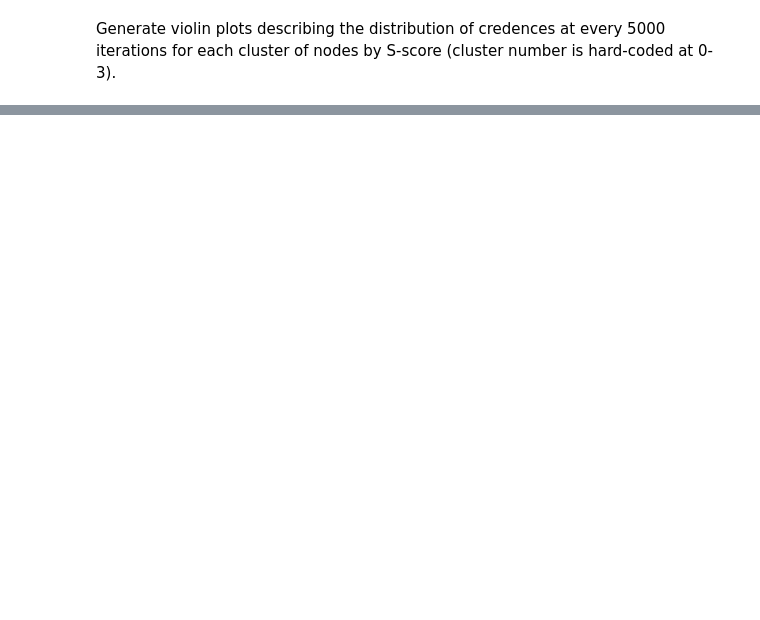
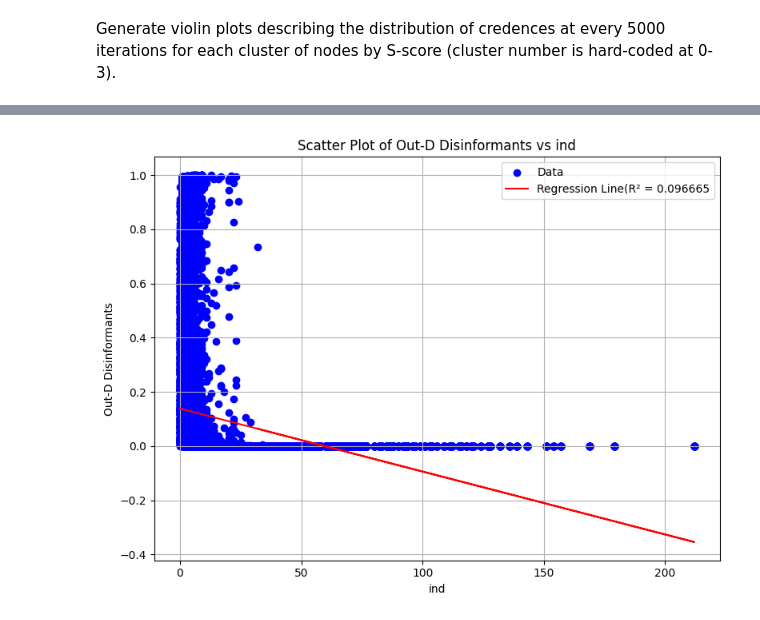
Before and after one commit to marinusferreira/unreliable-nets-analysis, a Jupyter notebook: unreliable-nets-analysis.ipynb, the cells around one changed output, grey strips where cells are left out. Saved outputs shown, nothing was run; the diff lists cells and outputs as text; code cells hidden in the pictures; blank space fills up the shorter version.

```diff
--- a/unreliable-nets-analysis.ipynb
+++ b/unreliable-nets-analysis.ipynb
@@ -231,0 +359,11 @@ for c in range(4):  # For each cluster from 0 to 3
+# %%
+def CentMerge(df):
+	"""
+	Wrapper function for merging a given DataFrame with the centrality scores and accompanying clustering
+	"""
+	output = pd.merge(df.reset_index(), cent_df[['S', 'ind', 'pr', 'S_cluster', 'ind_cluster']].reset_index(), on='gml_id', how='left')
+	output = output.set_index(['seed', 'gml_id', 'trial']).sort_index()
+
+	return output
+# %%
+diff_merged = CentMerge(diff_df)
@@ -231,0 +410,32 @@ for c in range(4):  # For each cluster from 0 to 3
+# %%
+def LRScatter(df, target, predictor):
+	"""
+	Draw a scatter plot of the target values in the provided DataFrame, including the linear regression
+	"""
+
+	# Extract x and y
+	x = df[[predictor]].values.reshape(-1, 1)
+	y = df[target].values
+
+	# Fit regression line
+	X = df[[predictor]]
+	y = df[target]
+	model = LinearRegression().fit(X, y)
+	y_pred = model.predict(X)
+	r2 = r2_score(y, y_pred)
+
+	# Plot
+	plt.figure(figsize=(8, 6))
+	plt.scatter(x, y, color='blue', label='Data')
+	plt.plot(X, y_pred, color='red', label=f'Regression Line(R² = {r2:4f}')
+	plt.xlabel(predictor)
+	plt.ylabel(f'{target}')
+	plt.title(f'Scatter Plot of {target} vs {predictor}')
+	plt.legend()
+	plt.grid(True)
+	plt.tight_layout()
+	plt.show()
+# %%
+LRScatter(diff_merged.abs(), 'Out-D Disinformants', 'ind')
+# %% [output]
+[figure, added]
```
Also changed, not shown: parts of 51 cells of this notebook, 3 other files.
